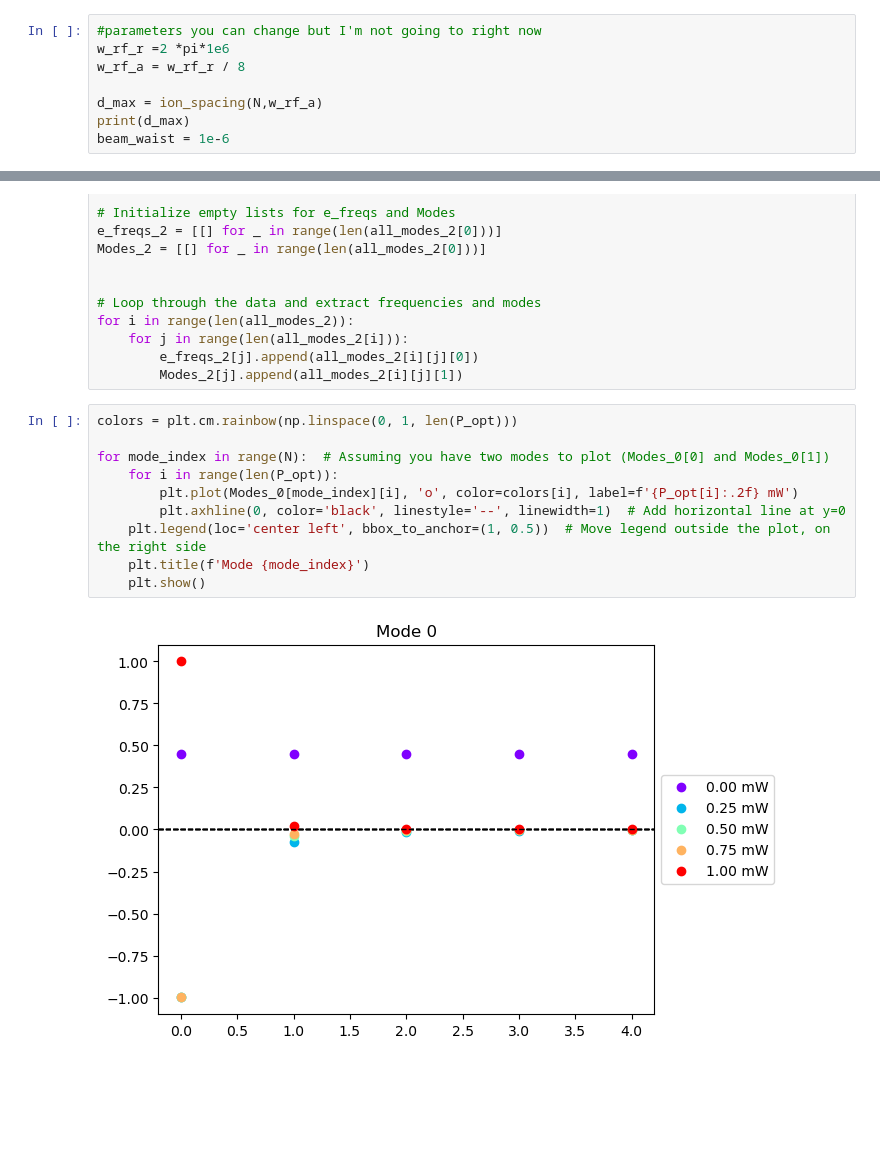
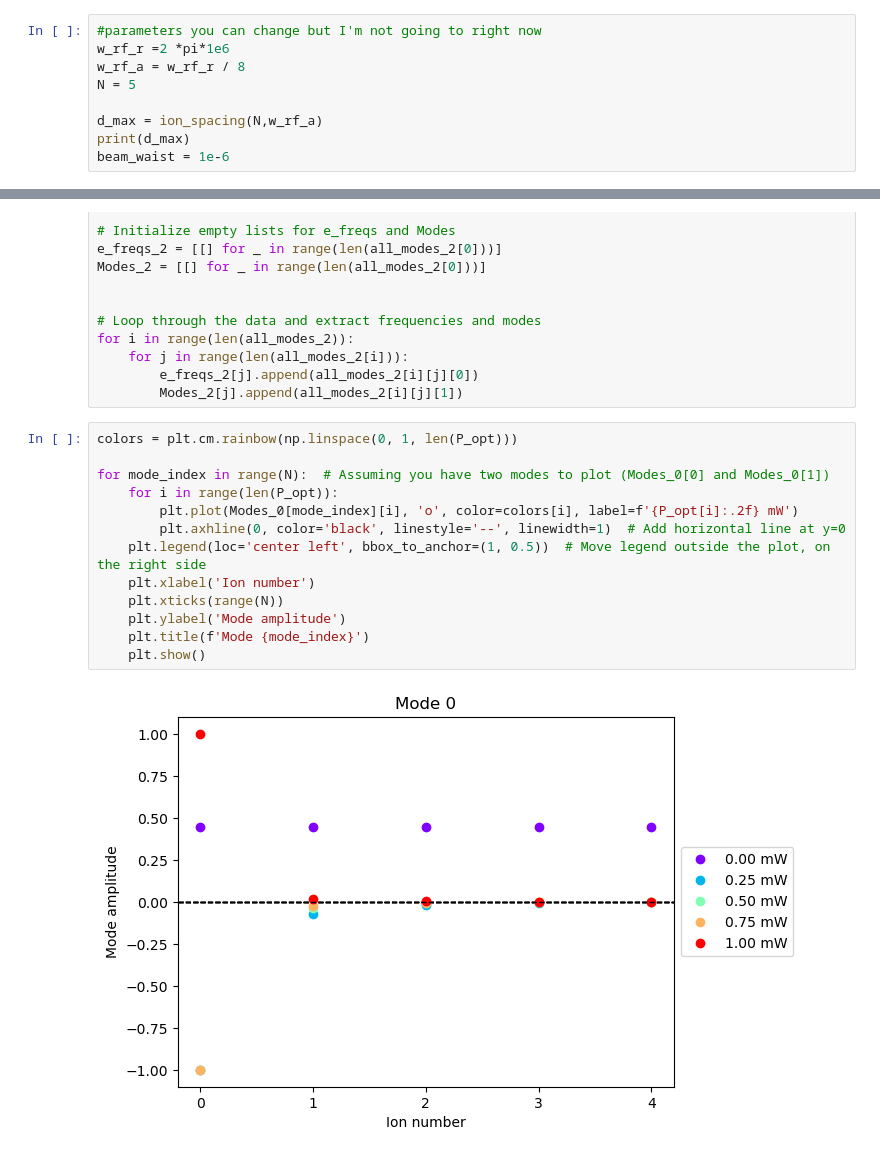
Before and after one commit to SQRLab/BladeRunner, a Jupyter notebook: Tweezers/Troubleshooting_Tests.ipynb, the cells around one changed output, grey strips where cells are left out. Saved outputs shown, nothing was run; the diff lists cells and outputs as text; blank space fills up the shorter version.

```diff
--- a/Tweezers/Troubleshooting_Tests.ipynb
+++ b/Tweezers/Troubleshooting_Tests.ipynb
@@ -372,6 +236,7 @@ ionspacing[1][0]/beam_waist
 #parameters you can change but I'm not going to right now
 w_rf_r =2 *pi*1e6
 w_rf_a = w_rf_r / 8
+N = 5
 
 d_max = ion_spacing(N,w_rf_a)
 print(d_max)
@@ -437,12 +302,15 @@ for i in range(len(all_modes_2)):
 # %%
 colors = plt.cm.rainbow(np.linspace(0, 1, len(P_opt)))
 
 for mode_index in range(N):  # Assuming you have two modes to plot (Modes_0[0] and Modes_0[1])
     for i in range(len(P_opt)):
         plt.plot(Modes_0[mode_index][i], 'o', color=colors[i], label=f'{P_opt[i]:.2f} mW')
         plt.axhline(0, color='black', linestyle='--', linewidth=1)  # Add horizontal line at y=0
     plt.legend(loc='center left', bbox_to_anchor=(1, 0.5))  # Move legend outside the plot, on the right side
+    plt.xlabel('Ion number')
+    plt.xticks(range(N))
+    plt.ylabel('Mode amplitude')
     plt.title(f'Mode {mode_index}')
     plt.show()
 # %% [output]
-[figure, old version]
+[figure, new version]
```
Also changed, not shown: parts of 13 cells of this notebook, 2 other files.
